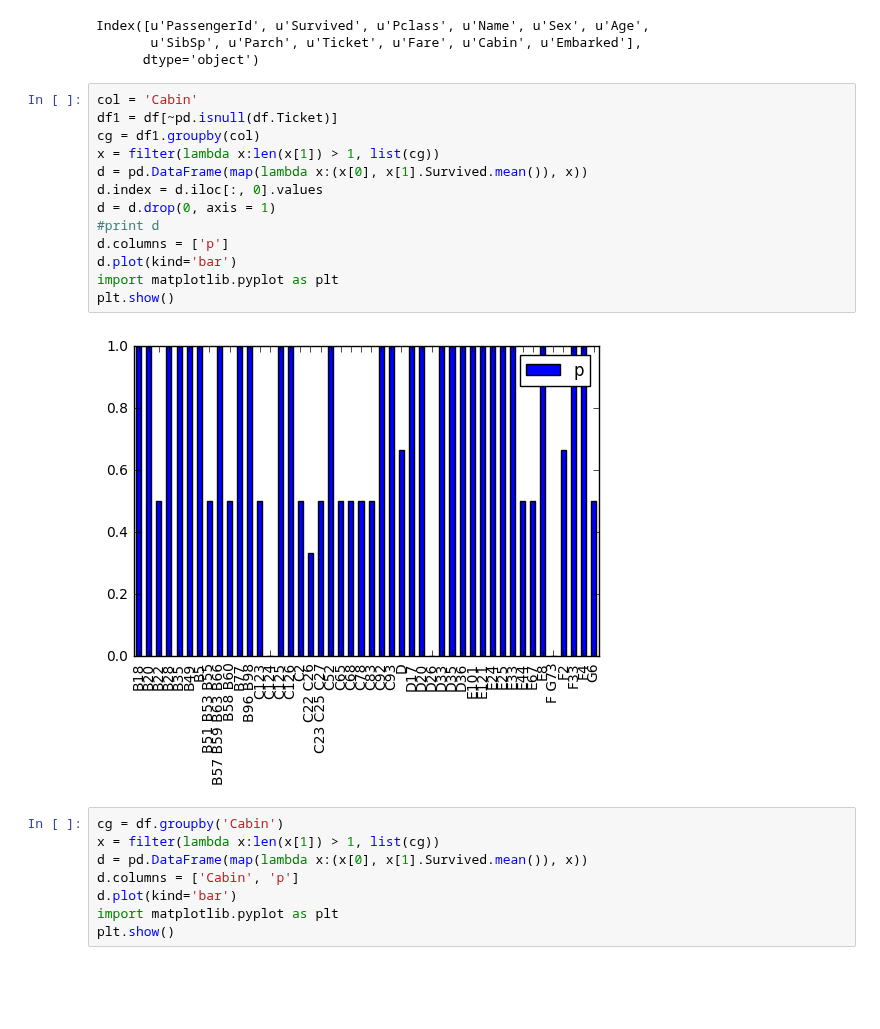
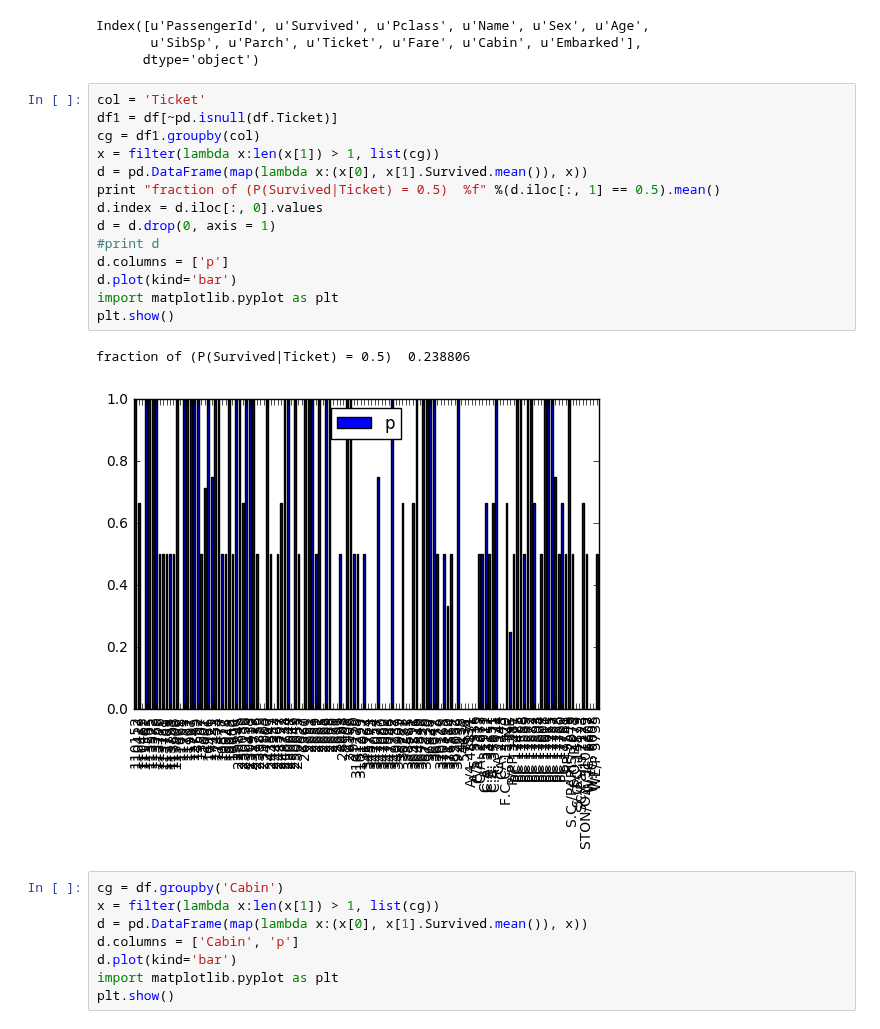
Before and after one commit to amirnasri/Data-Science, a Jupyter notebook: Kaggle/Titanic/explore.ipynb, the cells around one changed output. Cells and saved outputs as stored; diff of their text form; blank space fills up the shorter version.

```diff
--- a/Kaggle/Titanic/explore.ipynb
+++ b/Kaggle/Titanic/explore.ipynb
@@ -59,20 +59,22 @@ Index([u'PassengerId', u'Survived', u'Pclass', u'Name', u'Sex', u'Age',
        u'SibSp', u'Parch', u'Ticket', u'Fare', u'Cabin', u'Embarked'],
       dtype='object')
 # %%
-col = 'Cabin'
+col = 'Ticket'
 df1 = df[~pd.isnull(df.Ticket)]
 cg = df1.groupby(col)
 x = filter(lambda x:len(x[1]) > 1, list(cg))
 d = pd.DataFrame(map(lambda x:(x[0], x[1].Survived.mean()), x))
+print "fraction of (P(Survived|Ticket) = 0.5)  %f" %(d.iloc[:, 1] == 0.5).mean()
 d.index = d.iloc[:, 0].values
 d = d.drop(0, axis = 1)
 #print d
 d.columns = ['p']
 d.plot(kind='bar')
 import matplotlib.pyplot as plt
 plt.show()
 # %% [output]
+fraction of (P(Survived|Ticket) = 0.5)  0.238806
-[figure, old version]
+[figure, new version]
 # %%
 cg = df.groupby('Cabin')
 x = filter(lambda x:len(x[1]) > 1, list(cg))
```
Also changed, not shown: parts of 9 cells of this notebook, 3 other files.
